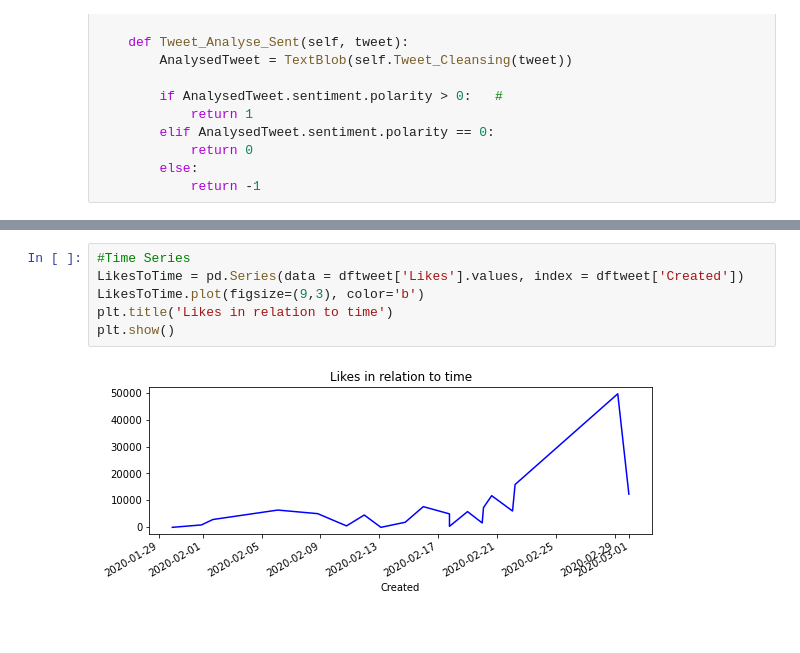
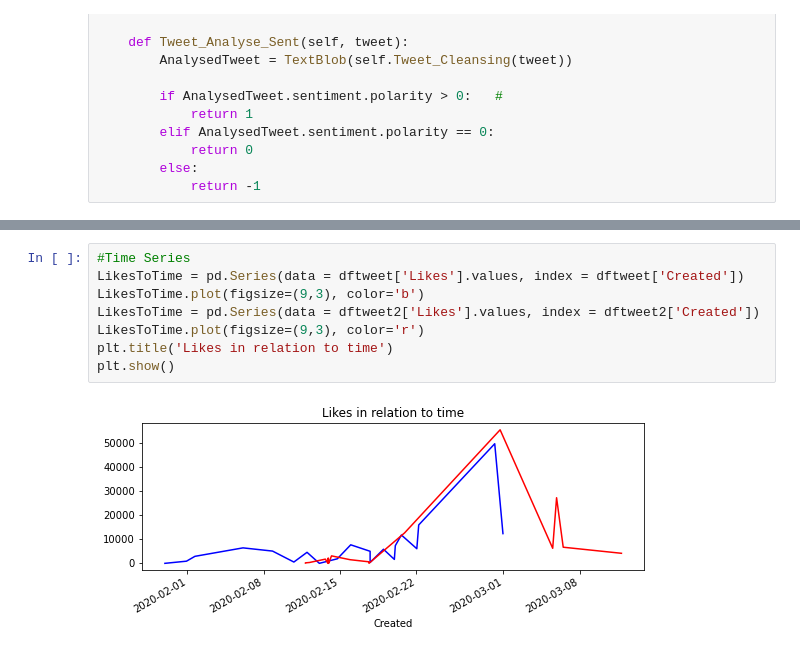
Before and after one commit to JoeSealy/TwitterJudge, a Jupyter notebook: Twitter Judge.ipynb, the cells around one changed output, grey strips where cells are left out. Saved outputs shown, nothing was run; the diff lists cells and outputs as text.

Commit message:
GOT SOME GRAPHS IN

```diff
--- a/Twitter Judge.ipynb
+++ b/Twitter Judge.ipynb
@@ -138,8 +137,10 @@ if __name__ == "__main__":
 # %%
 #Time Series
 LikesToTime = pd.Series(data = dftweet['Likes'].values, index = dftweet['Created'])
 LikesToTime.plot(figsize=(9,3), color='b')
+LikesToTime = pd.Series(data = dftweet2['Likes'].values, index = dftweet2['Created'])
+LikesToTime.plot(figsize=(9,3), color='r')
 plt.title('Likes in relation to time')
 plt.show()
 # %% [output]
-[figure, old version]
+[figure, new version]
```
Also changed, not shown: parts of 6 cells of this notebook.
